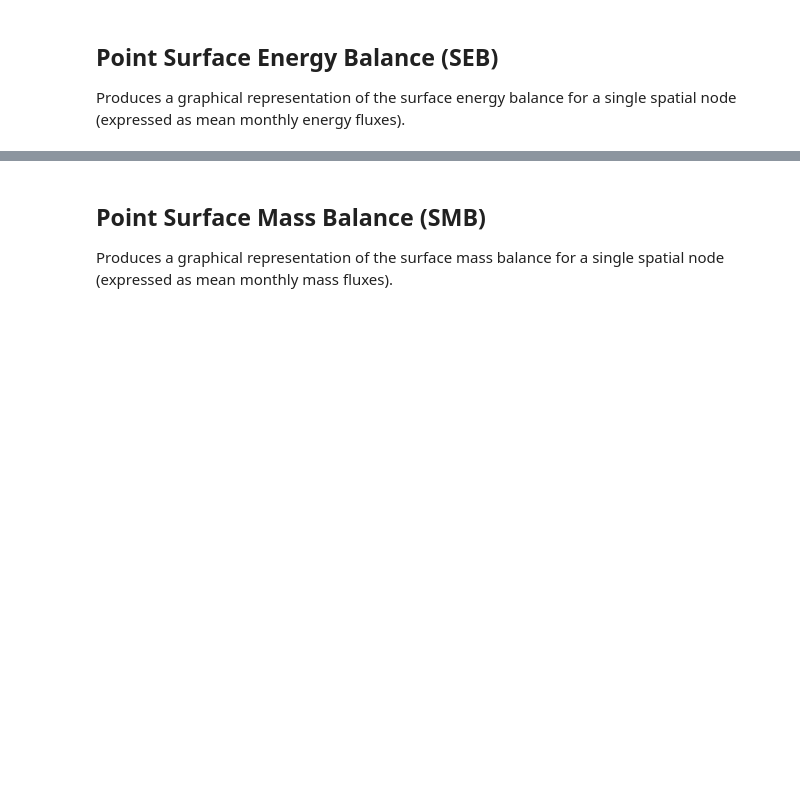
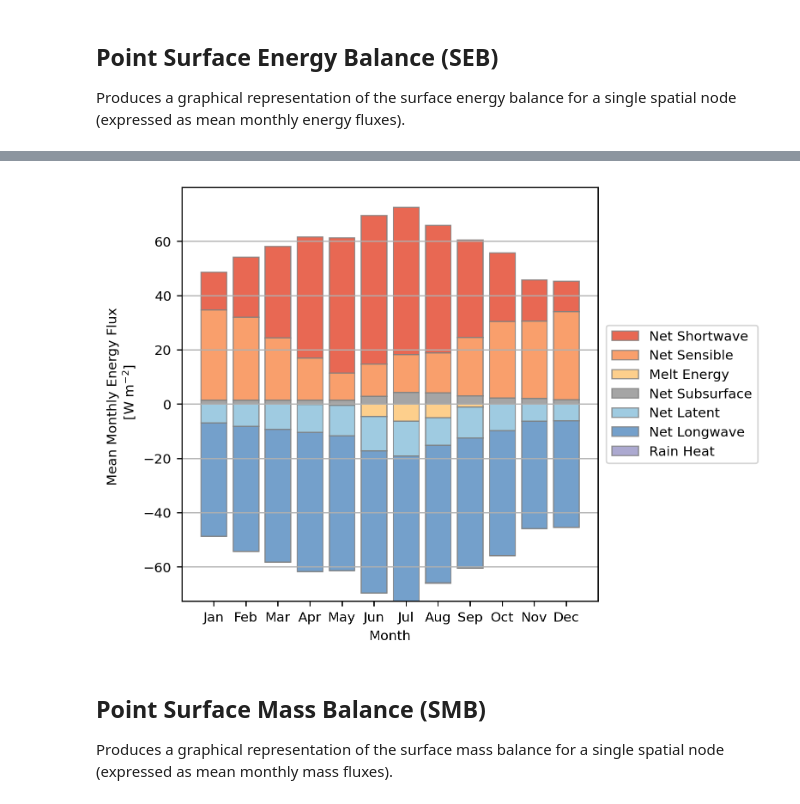
Before and after one commit to MarcusGastaldello/FRICOSIPY, a Jupyter notebook: result_viewer.ipynb, the cells around one changed output, grey strips where cells are left out. Saved outputs shown, nothing was run; the diff lists cells and outputs as text; code cells hidden in the pictures; blank space fills up the shorter version.

```diff
--- a/result_viewer.ipynb
+++ b/result_viewer.ipynb
@@ -16,7 +17,10 @@ filename = '<output.nc>' # Specify the output NetCDF dataset filename
 data_path = './data/output/'
 ds = xr.open_dataset(os.path.join(data_path,filename))
 # %%
-ds = xr.open_dataset('Output_PM_Test_36_NEW.nc')
+ds = xr.open_dataset('Output_Colle_Gnifetti_1999-2025_FRICOSIPY_V1_3.nc')
+# %%
+x = 2633820
+y = 1086590
 # %%
 ds # Opens the Xarray interactive dataset viewer, showing the dataframe co-ordinates, variables and attributes (parameters).
 # %% [output]
@@ -40,7 +44,4 @@ Data variables: (12/54)
 # %% [markdown]
 ## Point Surface Energy Balance (SEB)
 Produces a graphical representation of the surface energy balance for a single spatial node (expressed as mean monthly energy fluxes).
-# %%
-x = 2604350 # Easting  (X-coordinate) of chosen spatial node.
-y = 1136550 # Northing (Y-coordinate) of chosen spatial node.
 # %%
@@ -92,3 +107,8 @@ plt.legend(loc="center right", bbox_to_anchor=(1.4,0.5));
+# %%
+# Produces a point surface energy balance figure for a chosen dataset and spatial node (x,y):
+create_point_surface_energy_balance_figure(ds, x, y)
+# %% [output]
+[figure, added]
 # %% [markdown]
 ## Point Surface Mass Balance (SMB)
 Produces a graphical representation of the surface mass balance for a single spatial node (expressed as mean monthly mass fluxes).
```
Also changed, not shown: parts of 5 cells of this notebook.
